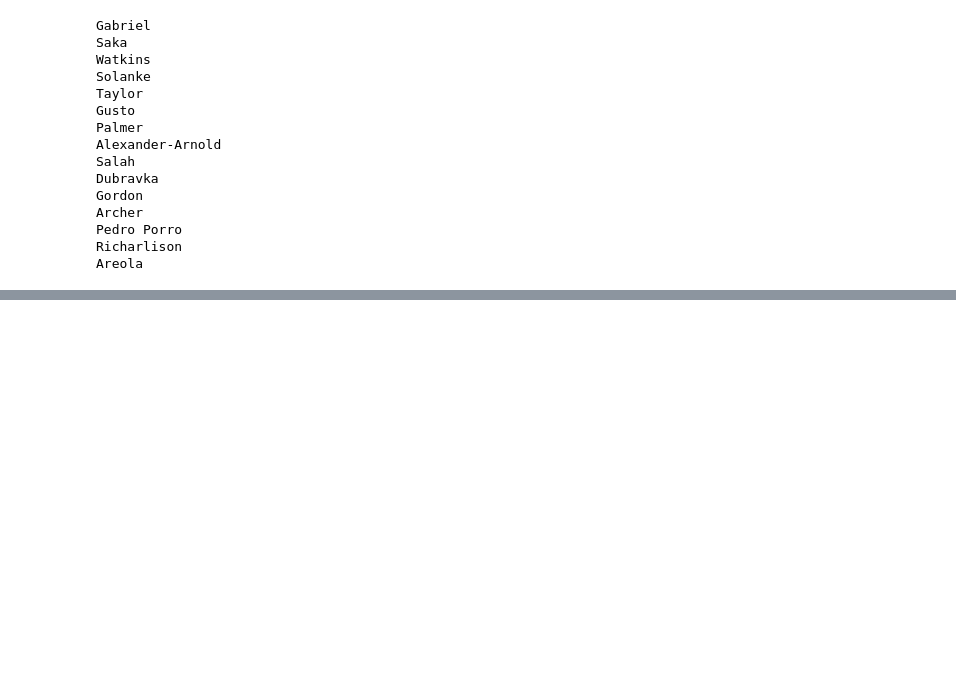
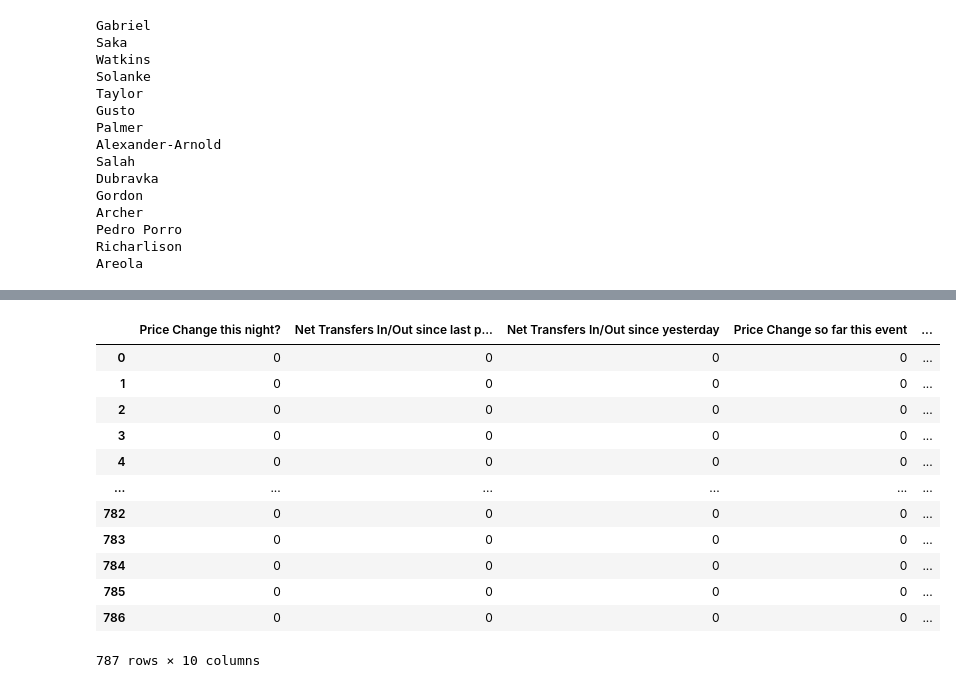
Before and after one commit to tomribaroff/FullPipeline-FPLPricePredictor, a Jupyter notebook: Pipeline-Steps/preliminary_exploration.ipynb, the cells around one changed output, grey strips where cells are left out. Drawn from its saved outputs; the diff is of its cells as text; code cells hidden in the pictures; blank space fills up the shorter version.

Commit message:
Take first snapshot of data and store in DataFrame

```diff
--- a/Pipeline-Steps/preliminary_exploration.ipynb
+++ b/Pipeline-Steps/preliminary_exploration.ipynb
@@ -95,0 +93,6 @@ Areola
+# %%
+# Net transfers of players at this moment
+
+all_players_transfers_in = list(map(operator.itemgetter('transfers_in'), r_all_players_today['elements']))
+all_players_transfers_out = list(map(operator.itemgetter('transfers_out'), r_all_players_today['elements']))
+net_transfers_overall_today = numpy.array(all_players_transfers_in) - numpy.array(all_players_transfers_out)
@@ -95,0 +119,47 @@ Areola
+# %%
+# Price Change so far this event
+
+all_players_price_change_for_current_event = list(map(operator.itemgetter('cost_change_event'), r_all_players_today['elements']))
+# %%
+# Players prices today
+
+all_players_prices_today = list(map(operator.itemgetter('now_cost'), r_all_players_today['elements']))
+# %%
+# Player currently flagged red
+
+list_of_all_players_status = list(map(operator.itemgetter('status'), r_all_players_today['elements']))
+boolean_list_of_players_injured = [True if x == 'i' else False for x in list_of_all_players_status]
+# %%
+price_change_dict = {
+    "Price Change this night?": 0, #tomorrow we define this as "Player prices today" - "Player prices yesterday"
+    "Net Transfers In/Out since last price change": 0, #we +"Net Transfers In/Out since yesterday every day, unless price change occurs, then we reset to ="Net Transfers In/Out since yesterday
+    "Net Transfers In/Out since yesterday": 0, #tomorrow we define this as "Net Transfers Overall In/Out today" - "Net Transfers Overall In/Out yesterday"
+    "Price Change so far this event ": all_players_price_change_for_current_event,
+    "Total Active players in the game at this point in time (estimate)": total_active_players_estimate,
+    "Player currently flagged as injured": boolean_list_of_players_injured,
+    "Player prices today" : all_players_prices_today,
+    "Player prices yesterday" : 0, #tomorrow we define this as "Player prices today" of the day before
+    "Net Transfers Overall In/Out today" : net_transfers_overall_today, #not to be used in modelling
+    "Net Transfers Overall In/Out yesterday" : 0 #tomorrow we define this as "Net Transfers overall today" of the day before #not to be used in modelling
+}
+
+# Dictionary into DataFrame
+price_change_dataframe_jan_28th = pandas.DataFrame(price_change_dict)
+price_change_dataframe_jan_28th
+
+# Player transfer data is updated at least every 40 minutes, and probably every 30 or even every 15 minutes
+# This dataframe is a snapshot at 1145pm GMT Jan 28th
+# %% [output]
+|  | Price Change this night? | Net Transfers In/Out since last p... | Net Transfers In/Out since yesterday | Price Change so far this event | ... |
+| 0 | 0 | 0 | 0 | 0 | ... |
+| 1 | 0 | 0 | 0 | 0 | ... |
+| 2 | 0 | 0 | 0 | 0 | ... |
+| 3 | 0 | 0 | 0 | 0 | ... |
+| 4 | 0 | 0 | 0 | 0 | ... |
+| ... | ... | ... | ... | ... | ... |
+| 782 | 0 | 0 | 0 | 0 | ... |
+| 783 | 0 | 0 | 0 | 0 | ... |
+| 784 | 0 | 0 | 0 | 0 | ... |
+| 785 | 0 | 0 | 0 | 0 | ... |
+| 786 | 0 | 0 | 0 | 0 | ... |
+787 rows × 10 columns
```
Also changed, not shown: parts of 9 cells of this notebook.
